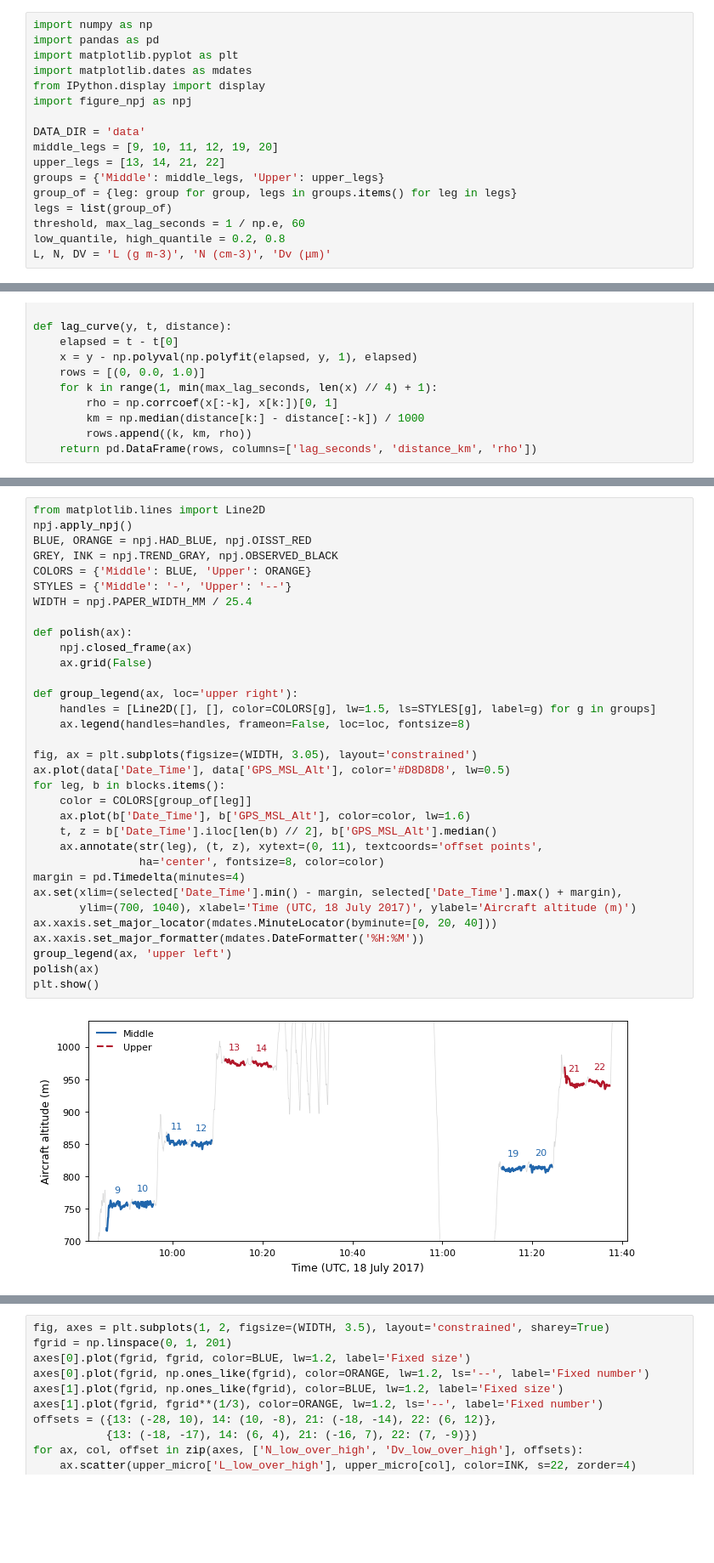
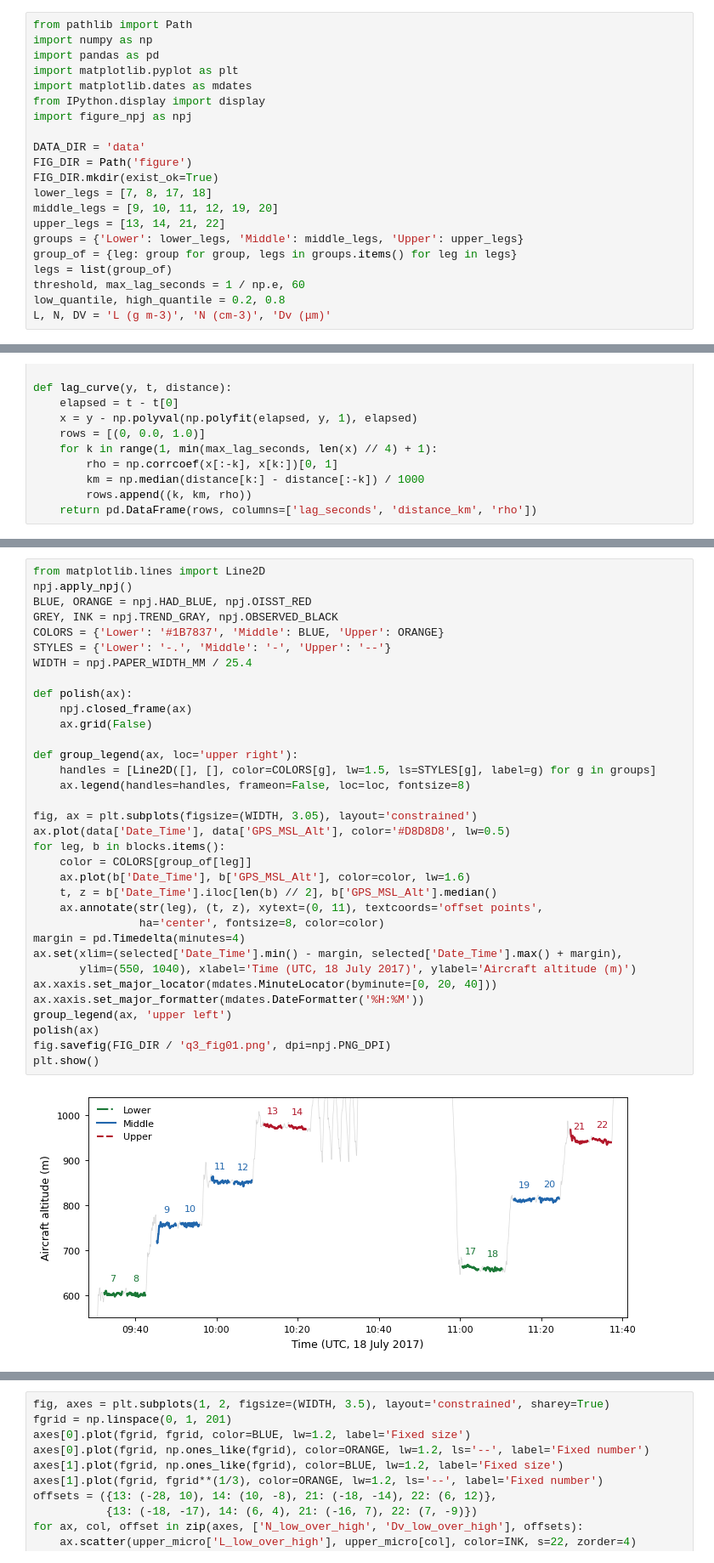
Before and after one commit to leewonseokkr/class, a Jupyter notebook: statistic_for_atm/q3.ipynb, the cells around one changed output, grey strips where cells are left out. Shown at 85% size. Cells and saved outputs as stored; diff of their text form; blank space fills up the shorter version.

Commit message:
Add files via upload
261003-lower cloud 추가

```diff
--- a/statistic_for_atm/q3.ipynb
+++ b/statistic_for_atm/q3.ipynb
@@ -1,6 +1,7 @@
 # %% [markdown]
 #### 경로 / 분석 구간
 # %%
+from pathlib import Path
 import numpy as np
 import pandas as pd
 import matplotlib.pyplot as plt
@@ -9,9 +10,12 @@ from IPython.display import display
 import figure_npj as npj
 
 DATA_DIR = 'data'
+FIG_DIR = Path('figure')
+FIG_DIR.mkdir(exist_ok=True)
+lower_legs = [7, 8, 17, 18]
 middle_legs = [9, 10, 11, 12, 19, 20]
 upper_legs = [13, 14, 21, 22]
-groups = {'Middle': middle_legs, 'Upper': upper_legs}
+groups = {'Lower': lower_legs, 'Middle': middle_legs, 'Upper': upper_legs}
 group_of = {leg: group for group, legs in groups.items() for leg in legs}
 legs = list(group_of)
 threshold, max_lag_seconds = 1 / np.e, 60
@@ -107,34 +116,35 @@ print(f'중간 높이 / 위쪽의 거리 중앙값 비: {distance_ratio:.2f}')
 from matplotlib.lines import Line2D
 npj.apply_npj()
 BLUE, ORANGE = npj.HAD_BLUE, npj.OISST_RED
 GREY, INK = npj.TREND_GRAY, npj.OBSERVED_BLACK
-COLORS = {'Middle': BLUE, 'Upper': ORANGE}
-STYLES = {'Middle': '-', 'Upper': '--'}
+COLORS = {'Lower': '#1B7837', 'Middle': BLUE, 'Upper': ORANGE}
+STYLES = {'Lower': '-.', 'Middle': '-', 'Upper': '--'}
 WIDTH = npj.PAPER_WIDTH_MM / 25.4
 
 def polish(ax):
     npj.closed_frame(ax)
     ax.grid(False)
 
 def group_legend(ax, loc='upper right'):
     handles = [Line2D([], [], color=COLORS[g], lw=1.5, ls=STYLES[g], label=g) for g in groups]
     ax.legend(handles=handles, frameon=False, loc=loc, fontsize=8)
 
 fig, ax = plt.subplots(figsize=(WIDTH, 3.05), layout='constrained')
 ax.plot(data['Date_Time'], data['GPS_MSL_Alt'], color='#D8D8D8', lw=0.5)
 for leg, b in blocks.items():
     color = COLORS[group_of[leg]]
     ax.plot(b['Date_Time'], b['GPS_MSL_Alt'], color=color, lw=1.6)
     t, z = b['Date_Time'].iloc[len(b) // 2], b['GPS_MSL_Alt'].median()
     ax.annotate(str(leg), (t, z), xytext=(0, 11), textcoords='offset points',
                 ha='center', fontsize=8, color=color)
 margin = pd.Timedelta(minutes=4)
 ax.set(xlim=(selected['Date_Time'].min() - margin, selected['Date_Time'].max() + margin),
-       ylim=(700, 1040), xlabel='Time (UTC, 18 July 2017)', ylabel='Aircraft altitude (m)')
+       ylim=(550, 1040), xlabel='Time (UTC, 18 July 2017)', ylabel='Aircraft altitude (m)')
 ax.xaxis.set_major_locator(mdates.MinuteLocator(byminute=[0, 20, 40]))
 ax.xaxis.set_major_formatter(mdates.DateFormatter('%H:%M'))
 group_legend(ax, 'upper left')
 polish(ax)
+fig.savefig(FIG_DIR / 'q3_fig01.png', dpi=npj.PNG_DPI)
 plt.show()
 # %% [output]
-[figure, old version]
+[figure, new version]
```
Also changed, not shown: parts of 5 cells of this notebook, 1 other file.
